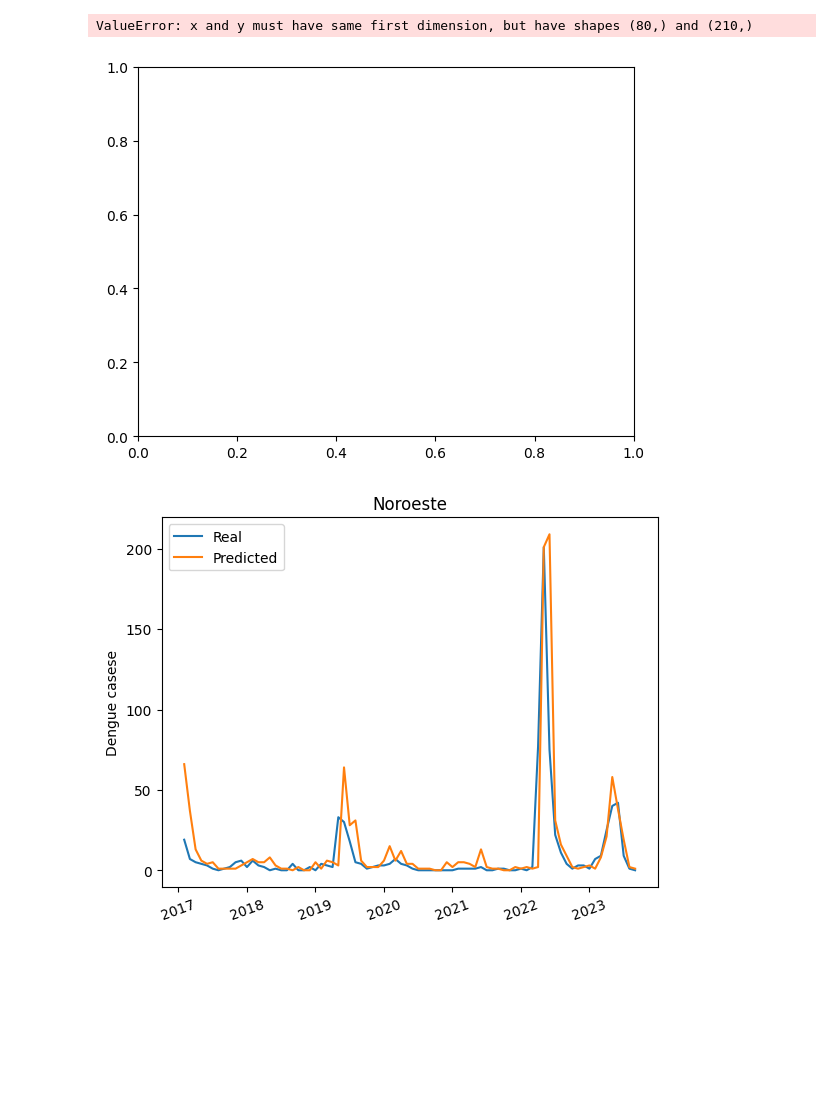
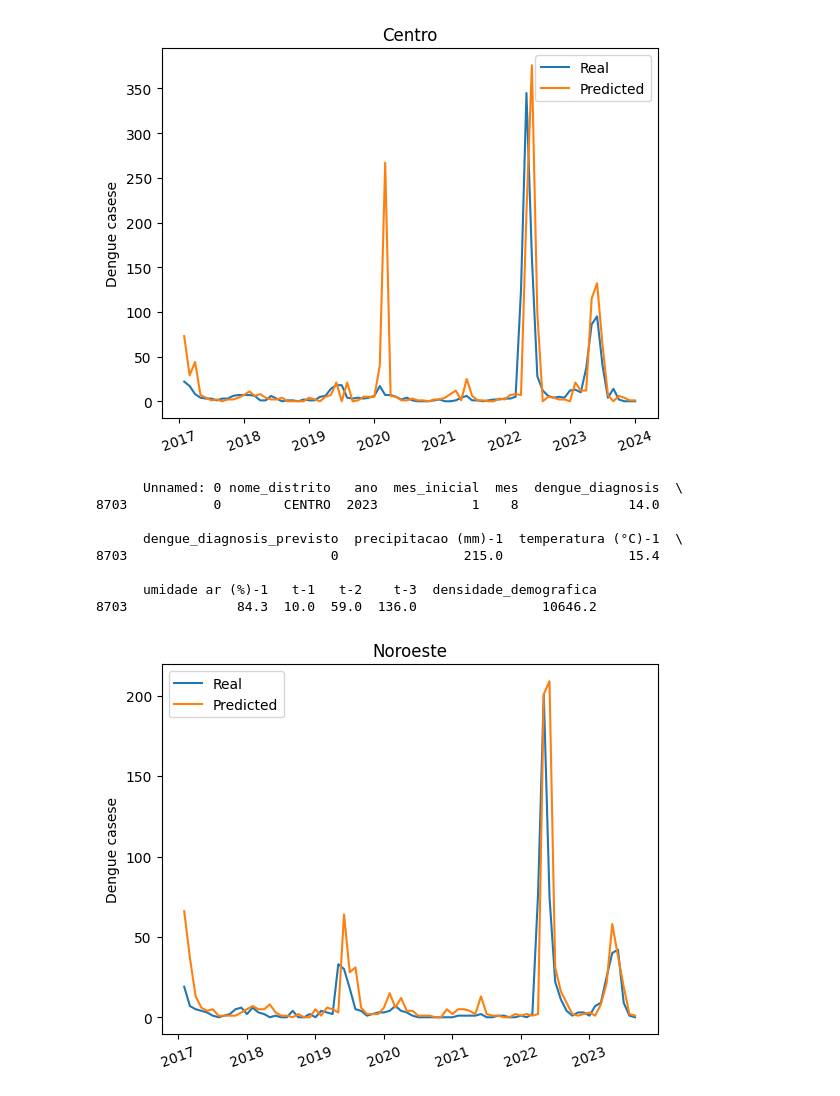
Before and after one commit to minguell/DenguePrediction-Reply, a Jupyter notebook: Ploting_Simple_Model_30_days.ipynb, the cells around one changed output. Cells and saved outputs as stored; diff of their text form; code cells hidden in the pictures; blank space fills up the shorter version.

```diff
--- a/Ploting_Simple_Model_30_days.ipynb
+++ b/Ploting_Simple_Model_30_days.ipynb
@@ -32,25 +39,32 @@ ValueError: x and y must have same first dimension, but have shapes (80,) and (2
 # %%
-df_bairro = df_input[df_input['nome_distrito'] == 'EIXO BALTAZAR']
+df_bairro = df_input[df_input['nome_distrito'] == 'CENTRO']
 dengue_diagnosis = list(df_bairro["dengue_diagnosis"])
 dengue_diagnosis_previsto = list(df_bairro["dengue_diagnosis_previsto"])
 plt.plot(months,dengue_diagnosis,label='Real')
 plt.plot(months,dengue_diagnosis_previsto,label='Predicted')
 plt.legend()
 locs, labels = plt.xticks()
-plt.ylabel("Dengue cases")
-plt.xticks(np.arange(0, 60,step=12))  # Set label locations.
-plt.xticks([0, 12, 24,36,48,60,72], ['2017', '2018', '2019','2020', '2021', '2022','2023'],
+plt.ylabel("Dengue casese")
+plt.xticks(np.arange(0, 84,step=12))  # Set label locations.
+plt.xticks([0, 12, 24,36,48,60,72, 84], ['2017', '2018', '2019','2020', '2021', '2022','2023', '2024'],
        rotation=20)
 #plt.xticks([0, 1, 2,3,4,5], ['January', 'February', 'March','January', 'February', 'March'],
 #       rotation=20)  # Set text labels and properties.
-plt.title("Eixo Baltazar")
+plt.title("Centro")
 plt.show()
 df_print = df_bairro[df_bairro["ano"] == 2023]
 df_print = df_print[df_print["mes"] == 8]
 print(df_print)
 # %% [output]
+[figure, new version]
-ValueError: x and y must have same first dimension, but have shapes (80,) and (210,)
+      Unnamed: 0 nome_distrito   ano  mes_inicial  mes  dengue_diagnosis  \
+8703           0        CENTRO  2023            1    8              14.0
+
+      dengue_diagnosis_previsto  precipitacao (mm)-1  temperatura (°C)-1  \
+8703                          0                215.0                15.4
+
+      umidade ar (%)-1   t-1   t-2    t-3  densidade_demografica
+8703              84.3  10.0  59.0  136.0                10646.2
-[figure, old version]
 # %%
 df_bairro = df_input[df_input['nome_distrito'] == 'NOROESTE']
 dengue_diagnosis = list(df_bairro["dengue_diagnosis"])
```
Also changed, not shown: parts of 2 cells of this notebook, 8 other files.
